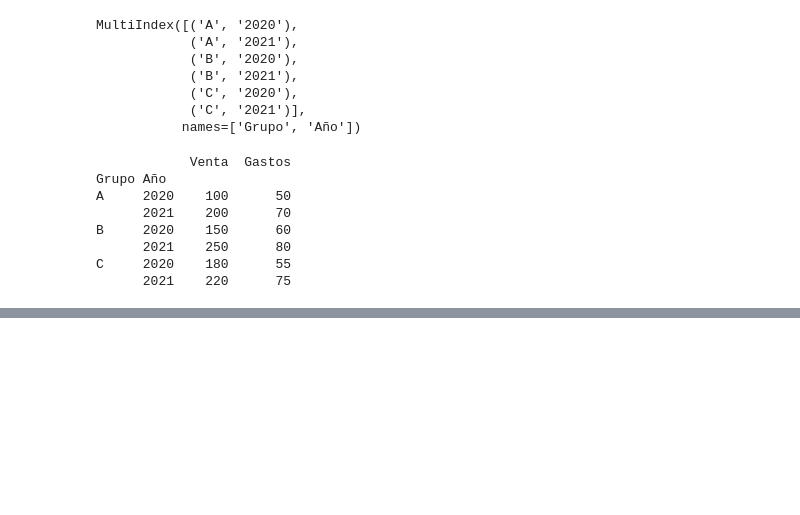
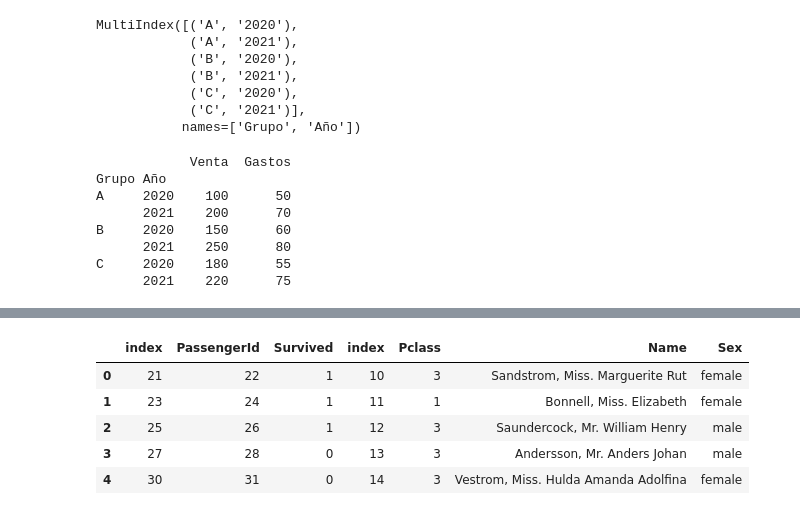
Before and after one commit to Angepira/AngePira.github.io, a Jupyter notebook: Clase_22_y_23.ipynb, the cells around one changed output, grey strips where cells are left out. Saved outputs shown, nothing was run; the diff lists cells and outputs as text; code cells hidden in the pictures; blank space fills up the shorter version.

```diff
--- a/Clase_22_y_23.ipynb
+++ b/Clase_22_y_23.ipynb
@@ -50,0 +313,10 @@ data = pd.Series(np.random.rand(9))
+# %%
+#Aquí concatenamos el df1 y el df2  por columnas considerando el índice
+pd.concat([df1, df2],ignore_index=False,sort=True, axis=1)
+# %% [output]
+|  | index | PassengerId | Survived | index | Pclass | Name | Sex |
+| 0 | 21 | 22 | 1 | 10 | 3 | Sandstrom, Miss. Marguerite Rut | female |
+| 1 | 23 | 24 | 1 | 11 | 1 | Bonnell, Miss. Elizabeth | female |
+| 2 | 25 | 26 | 1 | 12 | 3 | Saundercock, Mr. William Henry | male |
+| 3 | 27 | 28 | 0 | 13 | 3 | Andersson, Mr. Anders Johan | male |
+| 4 | 30 | 31 | 0 | 14 | 3 | Vestrom, Miss. Hulda Amanda Adolfina | female |
```
Also changed, not shown: parts of 108 cells of this notebook.
